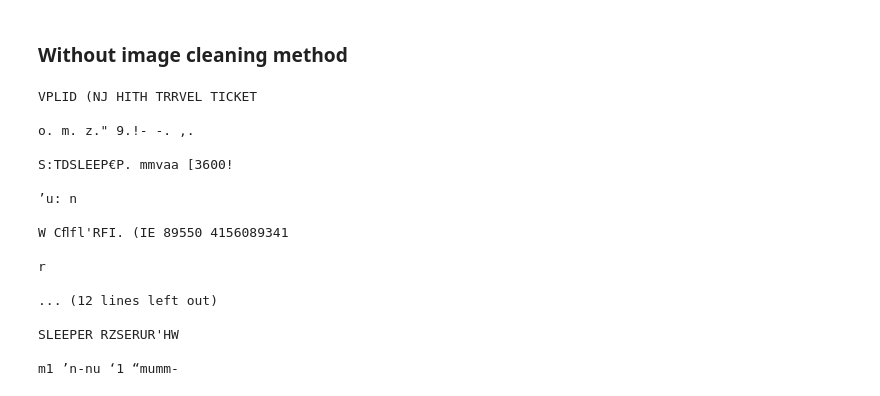
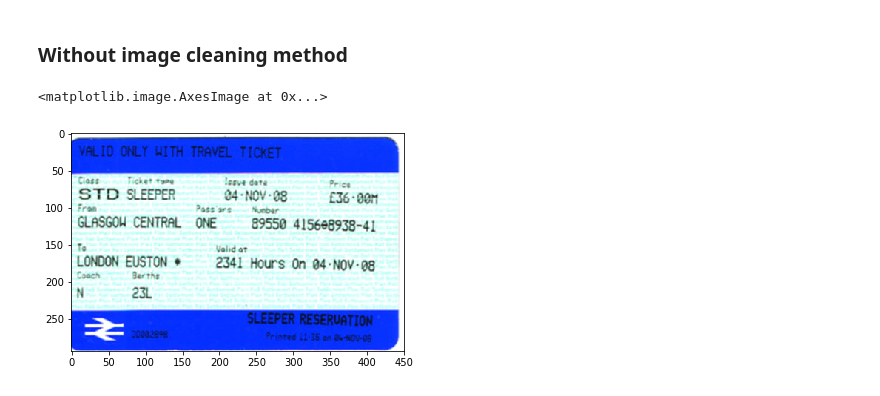
Before and after one commit to JonnyCBB/delay_repay, a Jupyter notebook: test_workflow.ipynb, the cells around one changed output. Saved outputs shown, nothing was run; the diff lists cells and outputs as text; code cells hidden in the pictures.

Commit message:
add the original image to the notebook

```diff
--- a/test_workflow.ipynb
+++ b/test_workflow.ipynb
@@ -34,22 +34,7 @@ SLEEPER RESERURTION
 ### Without image cleaning method
 # %%
 img2 = cv.imread(train_ticket_location)
-print(pytesseract.image_to_string(img2))
+plt.imshow(img2)
 # %% [output]
-VPLID (NJ HITH TRRVEL TICKET
-
-o. m. z." 9.!- -. ,.
-
-S:TDSLEEP€P. mmvaa [3600!
-
-’u: n
-
-W Cﬂfl'RFI. (IE 89550 4156089341
-
-r
-
-... (12 lines left out)
-
-SLEEPER RZSERUR'HW
-
-m1 ’n-nu ‘1 “mumm-
+<matplotlib.image.AxesImage at 0x...>
+[figure, added]
```
Also changed, not shown: parts of 1 cell of this notebook.
